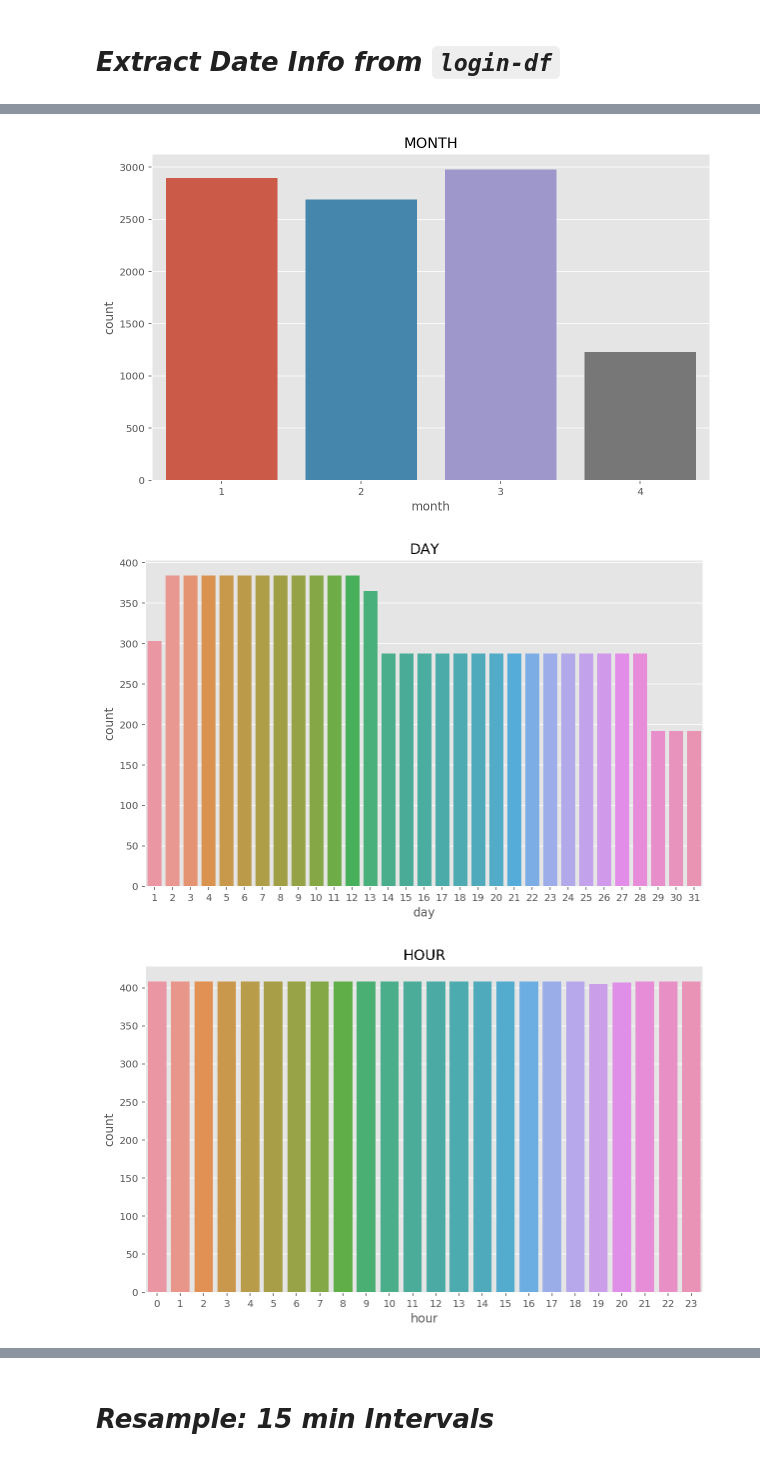
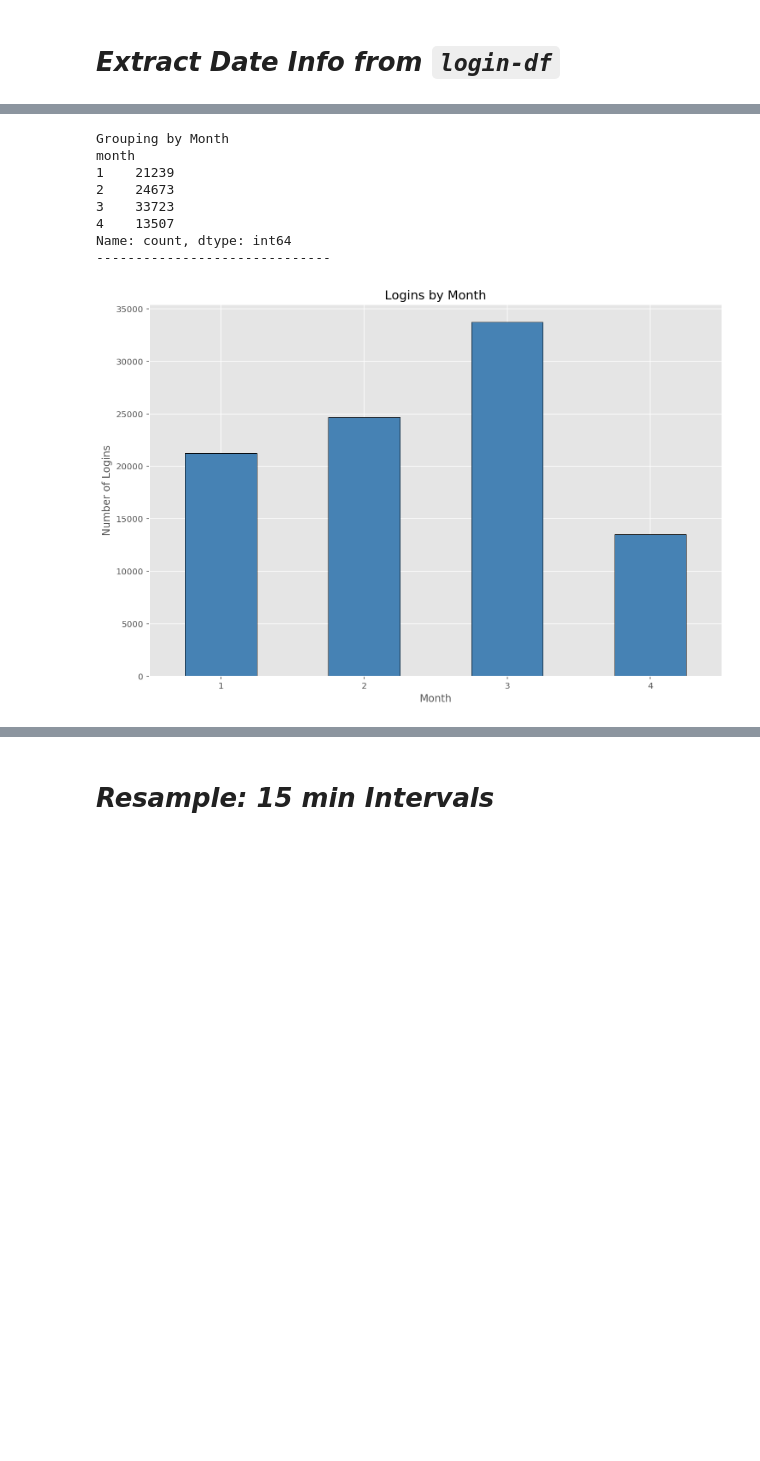
Before and after one commit to earny-joe/Springboard-DS-Portfolio, a Jupyter notebook: unit17-take-home-challenges/ultimate_technologies/exploratory-data-analysis-final.ipynb, the cells around one changed output, grey strips where cells are left out. Drawn from its saved outputs; the diff is of its cells as text; code cells hidden in the pictures; blank space fills up the shorter version.

```diff
--- a/unit17-take-home-challenges/ultimate_technologies/exploratory-data-analysis-final.ipynb
+++ b/unit17-take-home-challenges/ultimate_technologies/exploratory-data-analysis-final.ipynb
@@ -30,8 +30,8 @@ path
 # %%
 from ultimate_challenge import analysis
 
-logins_df = analysis.load_data(path)
-logins_df.head()
+df = analysis.load_data(path)
+df.head()
 # %% [output]
 |  | count |
 | login_time |  |
@@ -52,5 +52,5 @@ memory usage: 1.4 MB
 # %% [markdown]
 # _Data Prep_
 # %%
-df = analysis.data_prep(logins_df)
+resample_df = analysis.data_prep(df)
 # %%
@@ -77,7 +77,7 @@ memory usage: 229.4 KB
 # %% [markdown]
 # _Extract Date Info from `login-df`_
 # %%
-logins_df = analysis.extract_data_info(df)
+logins_df = analysis.extract_data_info(resample_df)
 logins_df.head()
 # %% [output]
 |  | count | time | month | day | hour | week | weekday |
@@ -90,6 +90,12 @@ logins_df.head()
 # %%
-analysis.plot_month_day_hour(logins_df)
+analysis.groupby_plot(logins_df, 'month')
 # %% [output]
+Grouping by Month
+month
+1    21239
+2    24673
+3    33723
+4    13507
+Name: count, dtype: int64
+------------------------------
-[figure, old version]
+[figure, new version]
-[figure, removed]
-[figure, removed]
```
Also changed, not shown: parts of 18 cells of this notebook, 1 other file.
